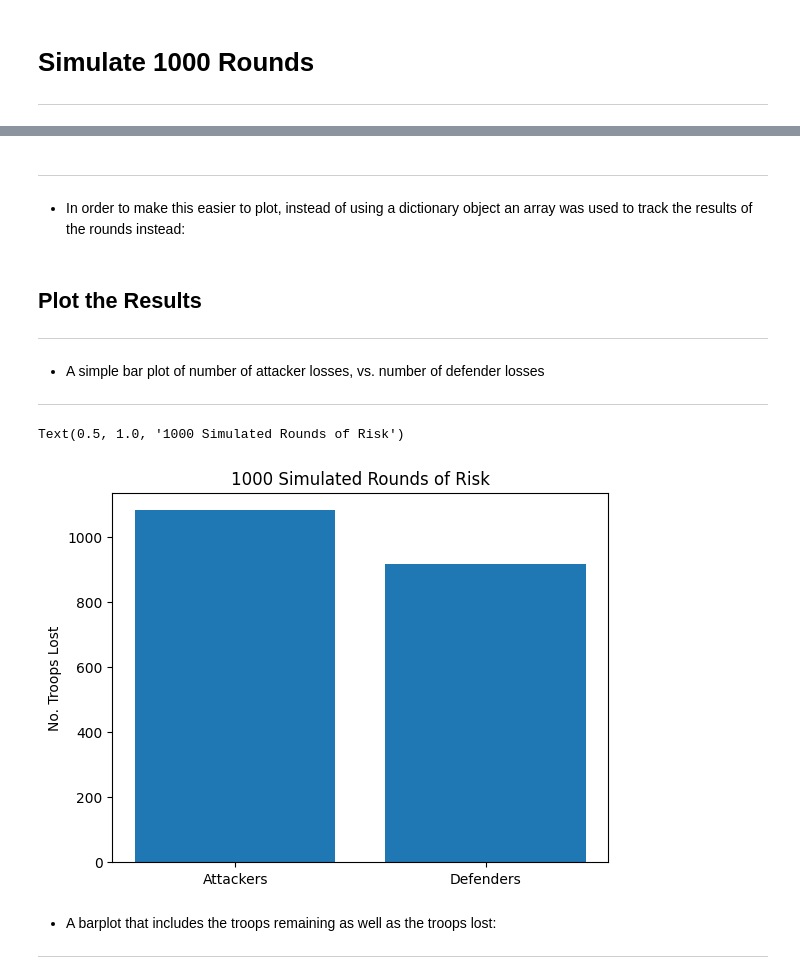
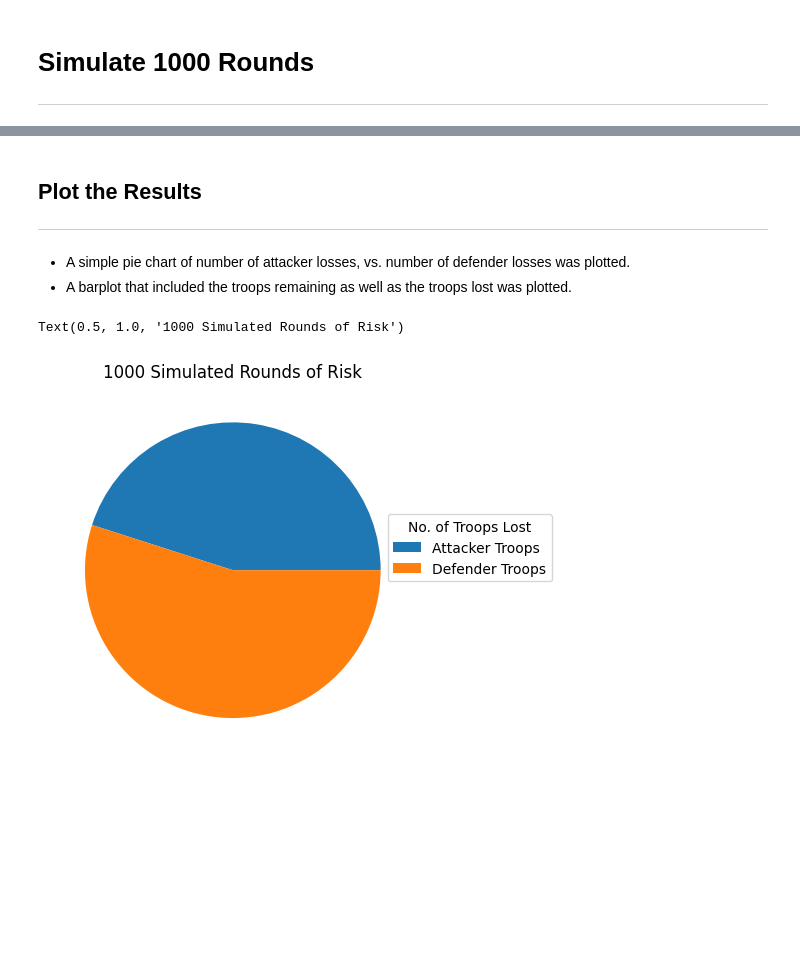
Before and after one commit to a-o-connor/PFDA-assignments, a Jupyter notebook: week05/assignment_5_risk.ipynb, the cells around one changed output, grey strips where cells are left out. Saved outputs shown, nothing was run; the diff lists cells and outputs as text; code cells hidden in the pictures; blank space fills up the shorter version.

```diff
--- a/week05/assignment_5_risk.ipynb
+++ b/week05/assignment_5_risk.ipynb
@@ -133,38 +72,0 @@ for i in range(1000):
-# %%
-attackers_troops = []
-for i in range(10000):
-    attackers_troops.append("Troop "+str(i+1))
-
-defenders_troops = []
-for i in range(10000):
-    defenders_troops.append("Troop "+str(i+1))
-
-round = {}
-
-for i in range(1000):
-    rng=np.random.default_rng()
-    attacker = rng.integers(low=1, high=6, size=3)
-    defender = rng.integers(low=1, high=6, size=2)
-
-    round[i] = {
-        "defender_losses": 0,
-        "attacker_losses": 0
-    }
-
-    #Dice 1 roll
-    if np.argsort(attacker)[-1] > np.argsort(defender)[-1]:
-        defenders_troops.pop(0)
-        round[i]["defender_losses"]+=1
-    else:
-        attackers_troops.pop(0)
-        round[i]["attacker_losses"]+=1
-
-    #Dice 2 roll
-    if np.argsort(attacker)[-2] > np.argsort(defender)[-2]:
-        defenders_troops.pop(0)
-        round[i]["defender_losses"]+=1
-    else:
-        attackers_troops.pop(0)
-        round[i]["attacker_losses"]+=1
-
-round
@@ -189,6 +73,8 @@ round
-# %% [markdown]
-*********************
-- In order to make this easier to plot, instead of using a dictionary object an array was used to track the results of the rounds instead:
+# %% [markdown]
+## Plot the Results
+*********************************
+- A simple pie chart of number of attacker losses, vs. number of defender losses was plotted.
+- A barplot that included the troops remaining as well as the troops lost was plotted.
 # %%
 attackers_troops = []
 for i in range(2500):
@@ -229,25 +115,14 @@ for i in range(1000):
 
 attacker_losses = np.sum(rounds[:,1])
 defender_losses = np.sum(rounds[:,0])
-# %% [markdown]
-## Plot the Results
-************
-# %% [markdown]
-- A simple bar plot of number of attacker losses, vs. number of defender losses
-*****************************
 # %%
 ax = plt.subplot()
-ax.bar(
-    x= ["Attackers","Defenders"],
-    height = (attacker_losses, defender_losses))
-ax.set_ylabel("No. Troops Lost")
+ax.pie(rounds.sum(axis=0), labels= ("Attacker Troops", "Defender Troops"), labeldistance=None)
+ax.legend(loc="upper left", bbox_to_anchor= (0.9, 0.67), title="No. of Troops Lost")
 ax.set_title("1000 Simulated Rounds of Risk")
 # %% [output]
 Text(0.5, 1.0, '1000 Simulated Rounds of Risk')
-[figure, old version]
+[figure, new version]
-# %% [markdown]
-- A barplot that includes the troops remaining as well as the troops lost:
-****************************
 # %%
 ax = plt.subplot()
 ax.bar(
```
Also changed, not shown: parts of 11 cells of this notebook, 1 other file.
